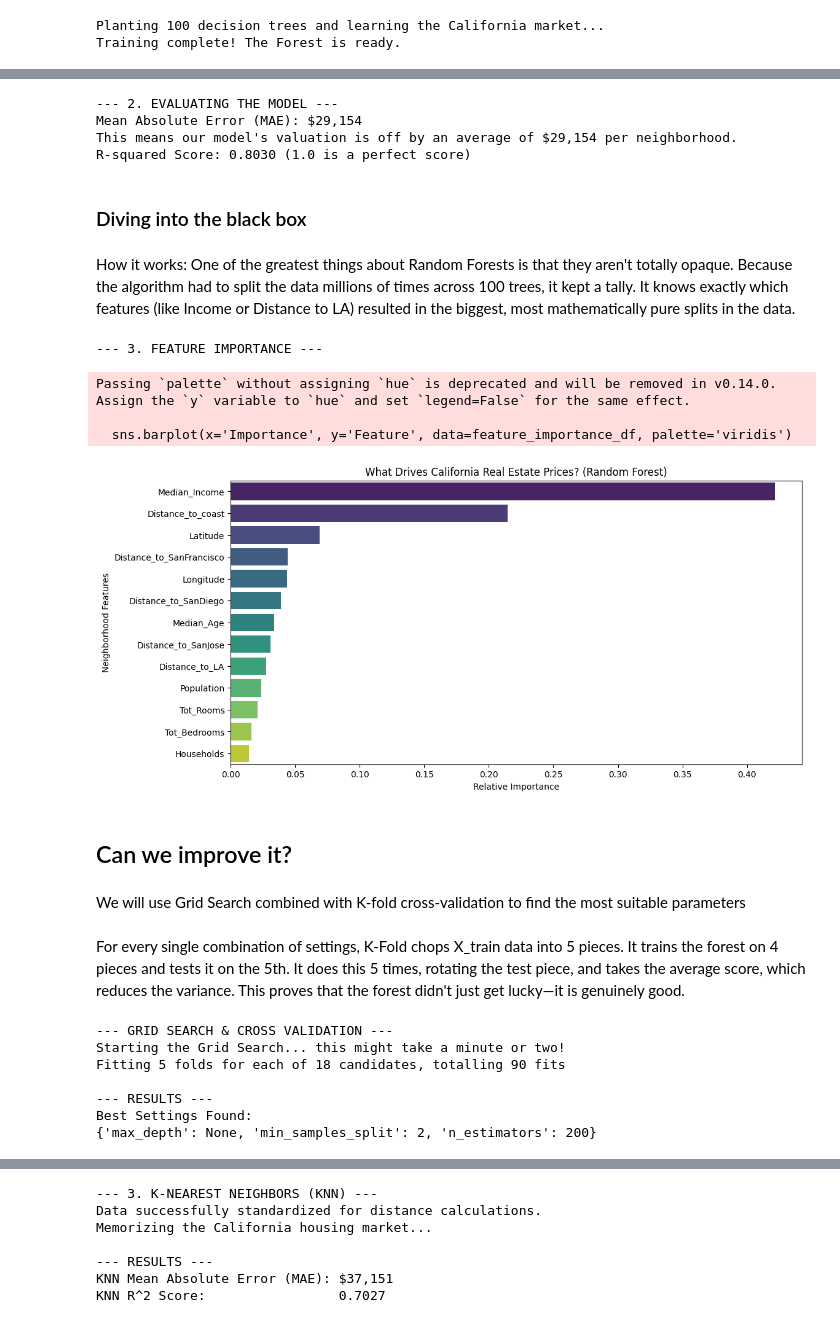
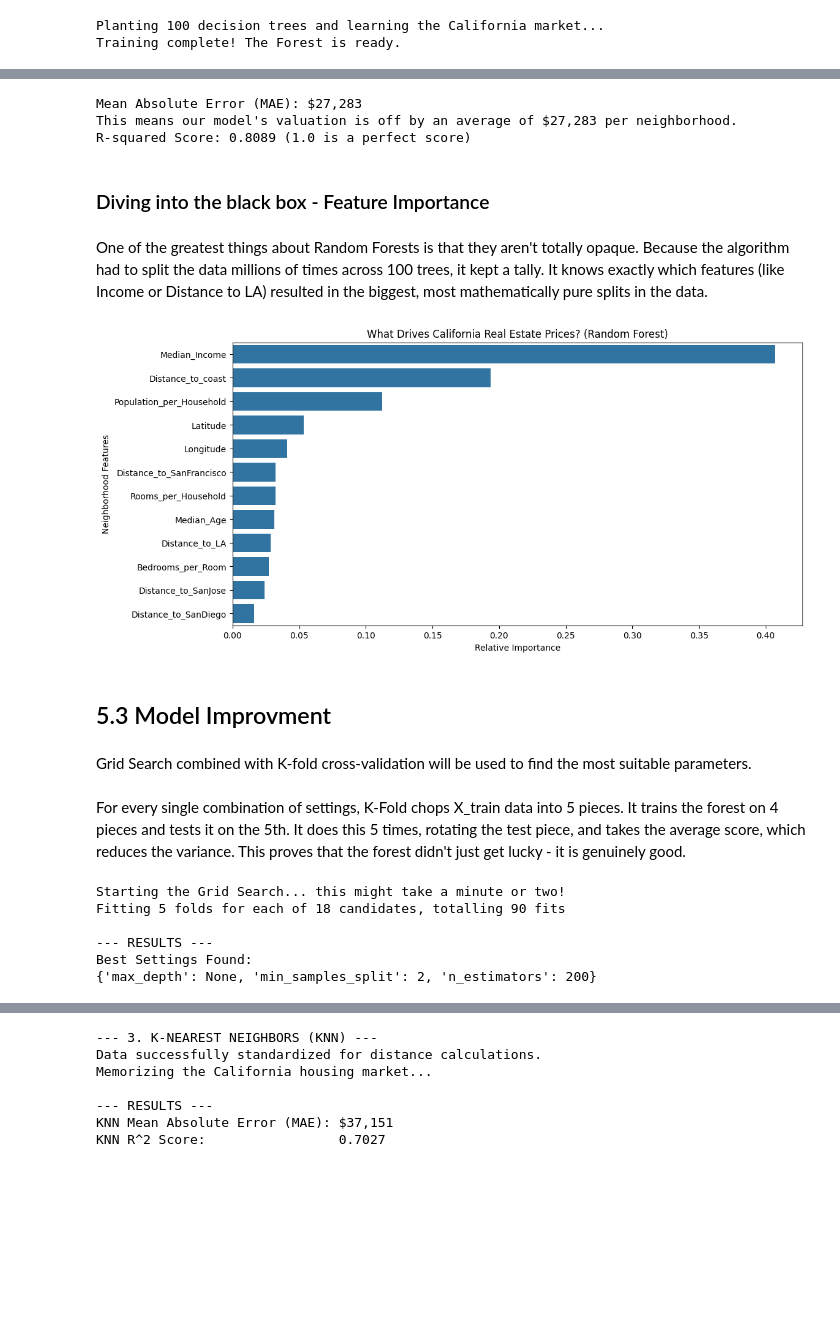
Before and after one commit to Projekty-IiE/NeuralEnjoyers, a Jupyter notebook: ML_Regression/ML_Regression.ipynb, the cells around one changed output, grey strips where cells are left out. Saved outputs shown, nothing was run; the diff lists cells and outputs as text; code cells hidden in the pictures; blank space fills up the shorter version.

```diff
--- a/ML_Regression/ML_Regression.ipynb
+++ b/ML_Regression/ML_Regression.ipynb
@@ -67,0 +146,12 @@ df.describe()
+# %%
+df_engineered = df.copy()
+
+# 2. Engineer the new, highly predictive ratios using your exact column names
+df_engineered['Rooms_per_Household'] = df_engineered['Tot_Rooms'] / df_engineered['Households']
+df_engineered['Bedrooms_per_Room'] = df_engineered['Tot_Bedrooms'] / df_engineered['Tot_Rooms']
+df_engineered['Population_per_Household'] = df_engineered['Population'] / df_engineered['Households']
+
+# 3. Drop the old absolute totals that were confusing the model
+columns_to_drop = ['Tot_Rooms', 'Tot_Bedrooms', 'Population', 'Households']
+df_engineered = df_engineered.drop(columns=columns_to_drop)
+df_engineered.head()
@@ -83,9 +182,9 @@ If we feed this capped data to our machine learning models, it will deeply confu
 
 As this research is mostly focused on applying ML algorithms, to fix this, we will simply drop households above 500,000$.
 # %%
-df_clean = df[df['Median_House_Value'] < 500001].copy()
+df_clean = df_engineered[df_engineered['Median_House_Value'] < 500001].copy()
 
-dropped_rows = df.shape[0] - df_clean.shape[0]
+dropped_rows = df_engineered.shape[0] - df_clean.shape[0]
 dropped_rows
 # %% [output]
 965
@@ -195,8 +313,4 @@ Now we take our X_test data (the 20% of neighborhoods the model has never seen)
 # %%
-from sklearn.metrics import mean_absolute_error, r2_score
-
-print("--- 2. EVALUATING THE MODEL ---")
-# Ask the model to predict prices for the unseen test set
 rf_predictions = rf_model.predict(X_test)
 
 # Calculate the errors
@@ -207,58 +321,38 @@ print(f"Mean Absolute Error (MAE): ${mae:,.0f}")
 print(f"This means our model's valuation is off by an average of ${mae:,.0f} per neighborhood.")
 print(f"R-squared Score: {r2:.4f} (1.0 is a perfect score)")
 # %% [output]
---- 2. EVALUATING THE MODEL ---
-Mean Absolute Error (MAE): $29,154
-This means our model's valuation is off by an average of $29,154 per neighborhood.
-R-squared Score: 0.8030 (1.0 is a perfect score)
+Mean Absolute Error (MAE): $27,283
+This means our model's valuation is off by an average of $27,283 per neighborhood.
+R-squared Score: 0.8089 (1.0 is a perfect score)
 # %% [markdown]
-### Diving into the black box
+### Diving into the black box - Feature Importance
 # %% [markdown]
-How it works: One of the greatest things about Random Forests is that they aren't totally opaque. Because the algorithm had to split the data millions of times across 100 trees, it kept a tally. It knows exactly which features (like Income or Distance to LA) resulted in the biggest, most mathematically pure splits in the data.
+One of the greatest things about Random Forests is that they aren't totally opaque. Because the algorithm had to split the data millions of times across 100 trees, it kept a tally. It knows exactly which features (like Income or Distance to LA) resulted in the biggest, most mathematically pure splits in the data.
 # %%
-import pandas as pd
-import matplotlib.pyplot as plt
-import seaborn as sns
-
-print("--- 3. FEATURE IMPORTANCE ---")
-# Extract the importance values from the trained model
 importances = rf_model.feature_importances_
-
-# Bind them to the column names for readability
+y
 feature_importance_df = pd.DataFrame({
     'Feature': X_train.columns,
-    'Importance': importances
-})
+    'Importance': importances})
 
-# Sort them from most important to least important
 feature_importance_df = feature_importance_df.sort_values(by='Importance', ascending=False)
 
 # Plotting the results
 plt.figure(figsize=(12, 6))
-sns.barplot(x='Importance', y='Feature', data=feature_importance_df, palette='viridis')
+sns.barplot(x='Importance', y='Feature', data=feature_importance_df)
 plt.title('What Drives California Real Estate Prices? (Random Forest)')
 plt.xlabel('Relative Importance')
 plt.ylabel('Neighborhood Features')
 plt.show()
 # %% [output]
---- 3. FEATURE IMPORTANCE ---
-Passing `palette` without assigning `hue` is deprecated and will be removed in v0.14.0. Assign the `y` variable to `hue` and set `legend=False` for the same effect.
-
-  sns.barplot(x='Importance', y='Feature', data=feature_importance_df, palette='viridis')
-[figure, old version]
+[figure, new version]
 # %% [markdown]
-## Can we improve it?
+## 5.3 Model Improvment
 # %% [markdown]
-We will use Grid Search combined with K-fold cross-validation to find the most suitable parameters
+Grid Search combined with K-fold cross-validation will be used to find the most suitable parameters.
 # %% [markdown]
-For every single combination of settings, K-Fold chops X_train data into 5 pieces. It trains the forest on 4 pieces and tests it on the 5th. It does this 5 times, rotating the test piece, and takes the average score, which reduces the variance. This proves that the forest didn't just get lucky—it is genuinely good.
+For every single combination of settings, K-Fold chops X_train data into 5 pieces. It trains the forest on 4 pieces and tests it on the 5th. It does this 5 times, rotating the test piece, and takes the average score, which reduces the variance. This proves that the forest didn't just get lucky - it is genuinely good.
 # %%
-from sklearn.model_selection import GridSearchCV
-from sklearn.ensemble import RandomForestRegressor
-
-print("--- GRID SEARCH & CROSS VALIDATION ---")
-
-# 1. Define the "Menu" of settings to test
 # n_estimators: Number of trees
 # max_depth: How deep the trees can grow (None means they grow until they are pure)
 # min_samples_split: Minimum number of houses required to split a node further
@@ -268,10 +362,8 @@ param_grid = {
     'min_samples_split': [2, 5]
 }
 
-# 2. Initialize the base model
-rf_base = RandomForestRegressor(random_state=42)
+rf_base = RandomForestRegressor(random_state=67)
 
-# 3. Set up the Grid Search
 # cv=5 means 5-fold cross-validation (5 practice exams per combination)
 # n_jobs=-1 uses all your CPU cores
 # scoring='neg_mean_absolute_error' tells it to look for the lowest dollar error
@@ -296,7 +388,6 @@ print(grid_search.best_params_)
 # Extract the absolute best model from the search
 best_rf_model = grid_search.best_estimator_
 # %% [output]
---- GRID SEARCH & CROSS VALIDATION ---
 Starting the Grid Search... this might take a minute or two!
 Fitting 5 folds for each of 18 candidates, totalling 90 fits
 
```
Also changed, not shown: parts of 54 cells of this notebook.
